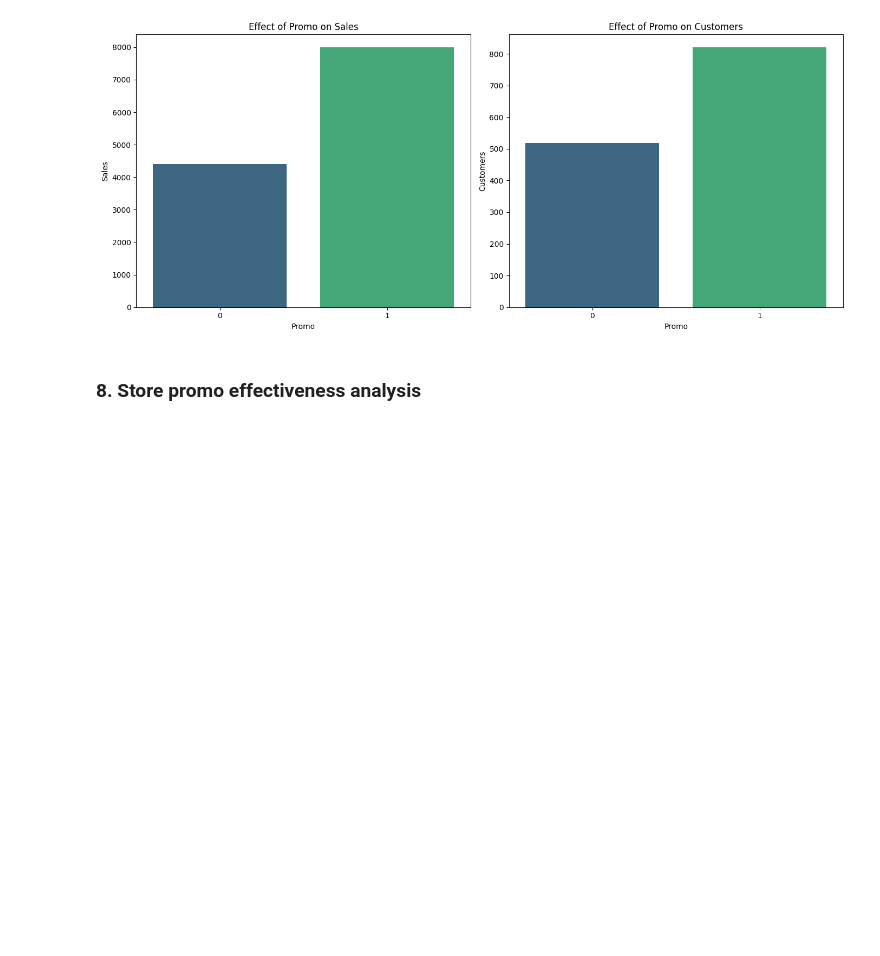
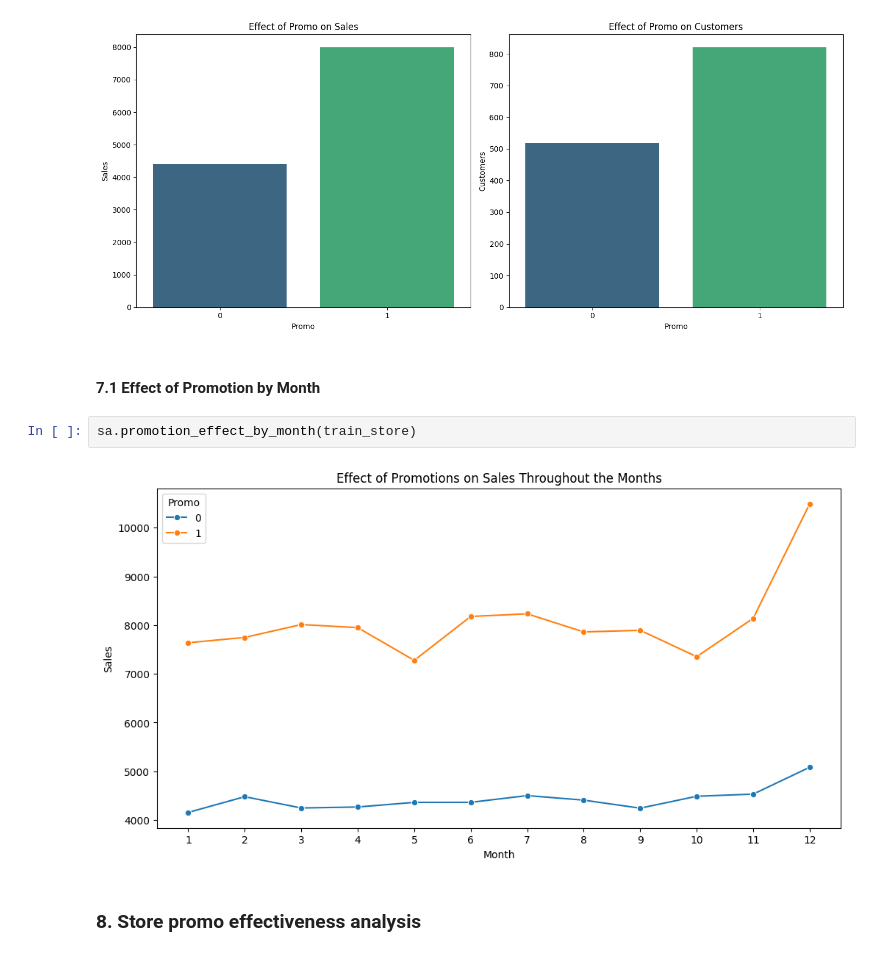
Before and after one commit to BlenSeleshi/SalesDataAnalytics, a Jupyter notebook: notebooks/salesAnalysis.ipynb, the cells around one changed output. Cells and saved outputs as stored; diff of their text form; blank space fills up the shorter version.

```diff
--- a/notebooks/salesAnalysis.ipynb
+++ b/notebooks/salesAnalysis.ipynb
@@ -128,6 +128,12 @@ sa.promo_effect_on_sales(train_store)
 2024-09-20 19:59:45,941 - INFO - Using categorical units to plot a list of strings that are all parsable as floats or dates. If these strings should be plotted as numbers, cast to the appropriate data ...
 2024-09-20 19:59:45,952 - INFO - Using categorical units to plot a list of strings that are all parsable as floats or dates. If these strings should be plotted as numbers, cast to the appropriate data ...
 [figure]
+# %% [markdown]
+#### 7.1 Effect of Promotion by Month
+# %%
+sa.promotion_effect_by_month(train_store)
+# %% [output]
+[figure, added]
 # %% [markdown]
 ### 8. Store promo effectiveness analysis
 # %%
```
Also changed, not shown: parts of 9 cells of this notebook.
